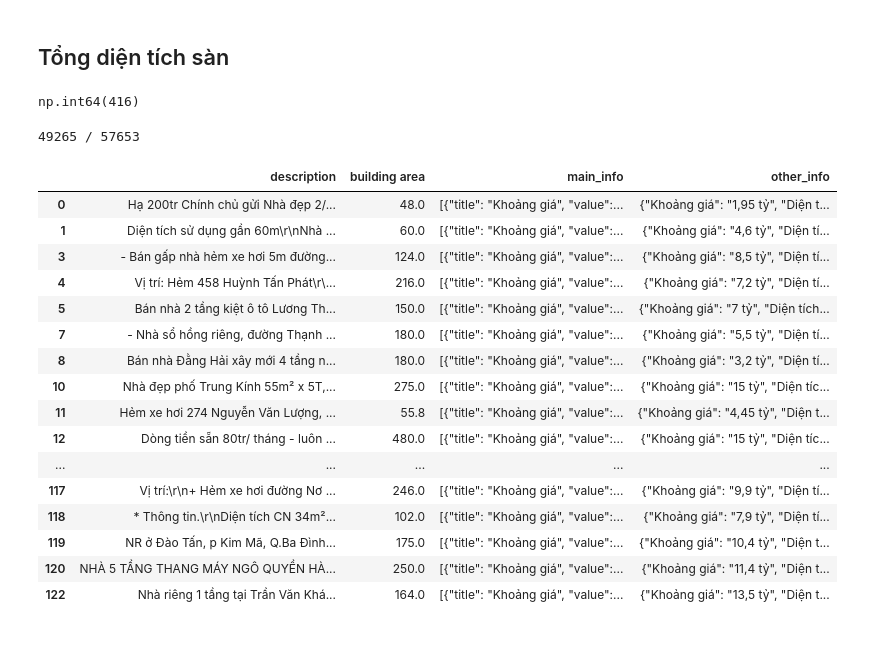
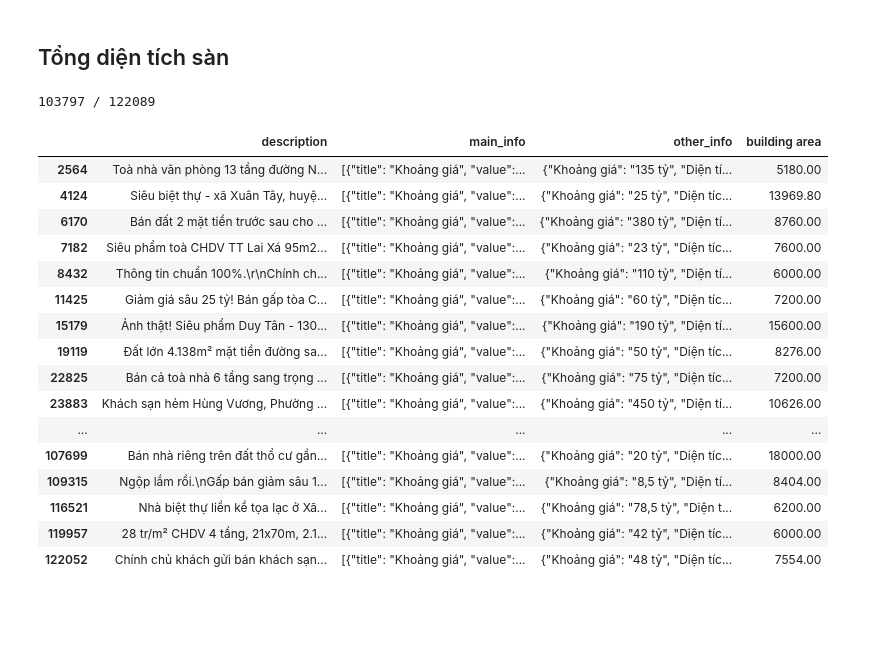
Before and after one commit to PhamMaiLinh-2403/estates-app, a Jupyter notebook: test_cua_pml.ipynb, the cells around one changed output. Cells and saved outputs as stored; diff of their text form; code cells hidden in the pictures.

```diff
--- a/test_cua_pml.ipynb
+++ b/test_cua_pml.ipynb
@@ -464,10 +463,8 @@ def extract_dtxd(text):
             #     if area_mul:
             #         return float(area_mul.group(1)) * float(area_mul.group(2))
 
-bds_raw['construction area'] = bds_raw['description'].apply(extract_dtxd)
-bds_raw['construction area'].notna().sum()
+# bds_raw['construction area'] = bds_raw['description'].apply(extract_dtxd)
+# bds_raw['construction area'].notna().sum()
-# %% [output]
-np.int64(416)
 # %%
 from Batdongsan.cleaning import DataCleaner
 
@@ -476,28 +473,28 @@ extract_building_area = DataCleaner.extract_building_area
 bds_raw['building area'] = bds_raw.apply(extract_building_area, axis=1)
 print(f'{bds_raw["building area"].notna().sum()} / {bds_raw.shape[0]}')
 # %% [output]
-49265 / 57653
+103797 / 122089
-# %%
-pd.set_option('display.max_colwidth', None)
-pd.set_option('display.max_rows', None)
-bds_raw[bds_raw['building area'].notna()][['description', 'building area', 'main_info', 'other_info']][:100]
-# %% [output]
-|  | description | building area | main_info | other_info |
-| 0 | Hạ 200tr Chính chủ gửi Nhà đẹp 2/... | 48.0 | [{"title": "Khoảng giá", "value":... | {"Khoảng giá": "1,95 tỷ", "Diện t... |
-| 1 | Diện tích sử dụng gần 60m\r\nNhà ... | 60.0 | [{"title": "Khoảng giá", "value":... | {"Khoảng giá": "4,6 tỷ", "Diện tí... |
-| 3 | - Bán gấp nhà hẻm xe hơi 5m đường... | 124.0 | [{"title": "Khoảng giá", "value":... | {"Khoảng giá": "8,5 tỷ", "Diện tí... |
-| 4 | Vị trí: Hẻm 458 Huỳnh Tấn Phát\r\... | 216.0 | [{"title": "Khoảng giá", "value":... | {"Khoảng giá": "7,2 tỷ", "Diện tí... |
-| 5 | Bán nhà 2 tầng kiệt ô tô Lương Th... | 150.0 | [{"title": "Khoảng giá", "value":... | {"Khoảng giá": "7 tỷ", "Diện tích... |
-| 7 | - Nhà sổ hồng riêng, đường Thạnh ... | 180.0 | [{"title": "Khoảng giá", "value":... | {"Khoảng giá": "5,5 tỷ", "Diện tí... |
-| 8 | Bán nhà Đằng Hải xây mới 4 tầng n... | 180.0 | [{"title": "Khoảng giá", "value":... | {"Khoảng giá": "3,2 tỷ", "Diện tí... |
-| 10 | Nhà đẹp phố Trung Kính 55m² x 5T,... | 275.0 | [{"title": "Khoảng giá", "value":... | {"Khoảng giá": "15 tỷ", "Diện tíc... |
-| 11 | Hẻm xe hơi 274 Nguyễn Văn Lượng, ... | 55.8 | [{"title": "Khoảng giá", "value":... | {"Khoảng giá": "4,45 tỷ", "Diện t... |
-| 12 | Dòng tiền sẵn 80tr/ tháng - luôn ... | 480.0 | [{"title": "Khoảng giá", "value":... | {"Khoảng giá": "15 tỷ", "Diện tíc... |
-| ... | ... | ... | ... | ... |
-| 117 | Vị trí:\r\n+ Hẻm xe hơi đường Nơ ... | 246.0 | [{"title": "Khoảng giá", "value":... | {"Khoảng giá": "9,9 tỷ", "Diện tí... |
-| 118 | * Thông tin.\r\nDiện tích CN 34m²... | 102.0 | [{"title": "Khoảng giá", "value":... | {"Khoảng giá": "7,9 tỷ", "Diện tí... |
-| 119 | NR ở Đào Tấn, p Kim Mã, Q.Ba Đình... | 175.0 | [{"title": "Khoảng giá", "value":... | {"Khoảng giá": "10,4 tỷ", "Diện t... |
-| 120 | NHÀ 5 TẦNG THANG MÁY NGÔ QUYỀN HÀ... | 250.0 | [{"title": "Khoảng giá", "value":... | {"Khoảng giá": "11,4 tỷ", "Diện t... |
-| 122 | Nhà riêng 1 tầng tại Trần Văn Khá... | 164.0 | [{"title": "Khoảng giá", "value":... | {"Khoảng giá": "13,5 tỷ", "Diện t... |
+# %%
+pd.set_option('display.max_colwidth', None)
+pd.set_option('display.max_rows', None)
+bds_raw[bds_raw['building area'] >= 5000][['description', 'main_info', 'other_info', 'building area']]
+# %% [output]
+|  | description | main_info | other_info | building area |
+| 2564 | Toà nhà văn phòng 13 tầng đường N... | [{"title": "Khoảng giá", "value":... | {"Khoảng giá": "135 tỷ", "Diện tí... | 5180.00 |
+| 4124 | Siêu biệt thự - xã Xuân Tây, huyệ... | [{"title": "Khoảng giá", "value":... | {"Khoảng giá": "25 tỷ", "Diện tíc... | 13969.80 |
+| 6170 | Bán đất 2 mặt tiền trước sau cho ... | [{"title": "Khoảng giá", "value":... | {"Khoảng giá": "380 tỷ", "Diện tí... | 8760.00 |
+| 7182 | Siêu phẩm toà CHDV TT Lai Xá 95m2... | [{"title": "Khoảng giá", "value":... | {"Khoảng giá": "23 tỷ", "Diện tíc... | 7600.00 |
+| 8432 | Thông tin chuẩn 100%.\r\nChính ch... | [{"title": "Khoảng giá", "value":... | {"Khoảng giá": "110 tỷ", "Diện tí... | 6000.00 |
+| 11425 | Giảm giá sâu 25 tỷ! Bán gấp tòa C... | [{"title": "Khoảng giá", "value":... | {"Khoảng giá": "60 tỷ", "Diện tíc... | 7200.00 |
+| 15179 | Ảnh thật! Siêu phẩm Duy Tân - 130... | [{"title": "Khoảng giá", "value":... | {"Khoảng giá": "190 tỷ", "Diện tí... | 15600.00 |
+| 19119 | Đất lớn 4.138m² mặt tiền đường sa... | [{"title": "Khoảng giá", "value":... | {"Khoảng giá": "50 tỷ", "Diện tíc... | 8276.00 |
+| 22825 | Bán cả toà nhà 6 tầng sang trọng ... | [{"title": "Khoảng giá", "value":... | {"Khoảng giá": "75 tỷ", "Diện tíc... | 7200.00 |
+| 23883 | Khách sạn hẻm Hùng Vương, Phường ... | [{"title": "Khoảng giá", "value":... | {"Khoảng giá": "450 tỷ", "Diện tí... | 10626.00 |
+| ... | ... | ... | ... | ... |
+| 107699 | Bán nhà riêng trên đất thổ cư gần... | [{"title": "Khoảng giá", "value":... | {"Khoảng giá": "20 tỷ", "Diện tíc... | 18000.00 |
+| 109315 | Ngộp lắm rồi.\nGấp bán giảm sâu 1... | [{"title": "Khoảng giá", "value":... | {"Khoảng giá": "8,5 tỷ", "Diện tí... | 8404.00 |
+| 116521 | Nhà biệt thự liền kề tọa lạc ở Xã... | [{"title": "Khoảng giá", "value":... | {"Khoảng giá": "78,5 tỷ", "Diện t... | 6200.00 |
+| 119957 | 28 tr/m² CHDV 4 tầng, 21x70m, 2.1... | [{"title": "Khoảng giá", "value":... | {"Khoảng giá": "42 tỷ", "Diện tíc... | 6000.00 |
+| 122052 | Chính chủ khách gửi bán khách sạn... | [{"title": "Khoảng giá", "value":... | {"Khoảng giá": "48 tỷ", "Diện tíc... | 7554.00 |
 # %% [markdown]
 #
```
Also changed, not shown: parts of 3 cells of this notebook, 2 other files.
